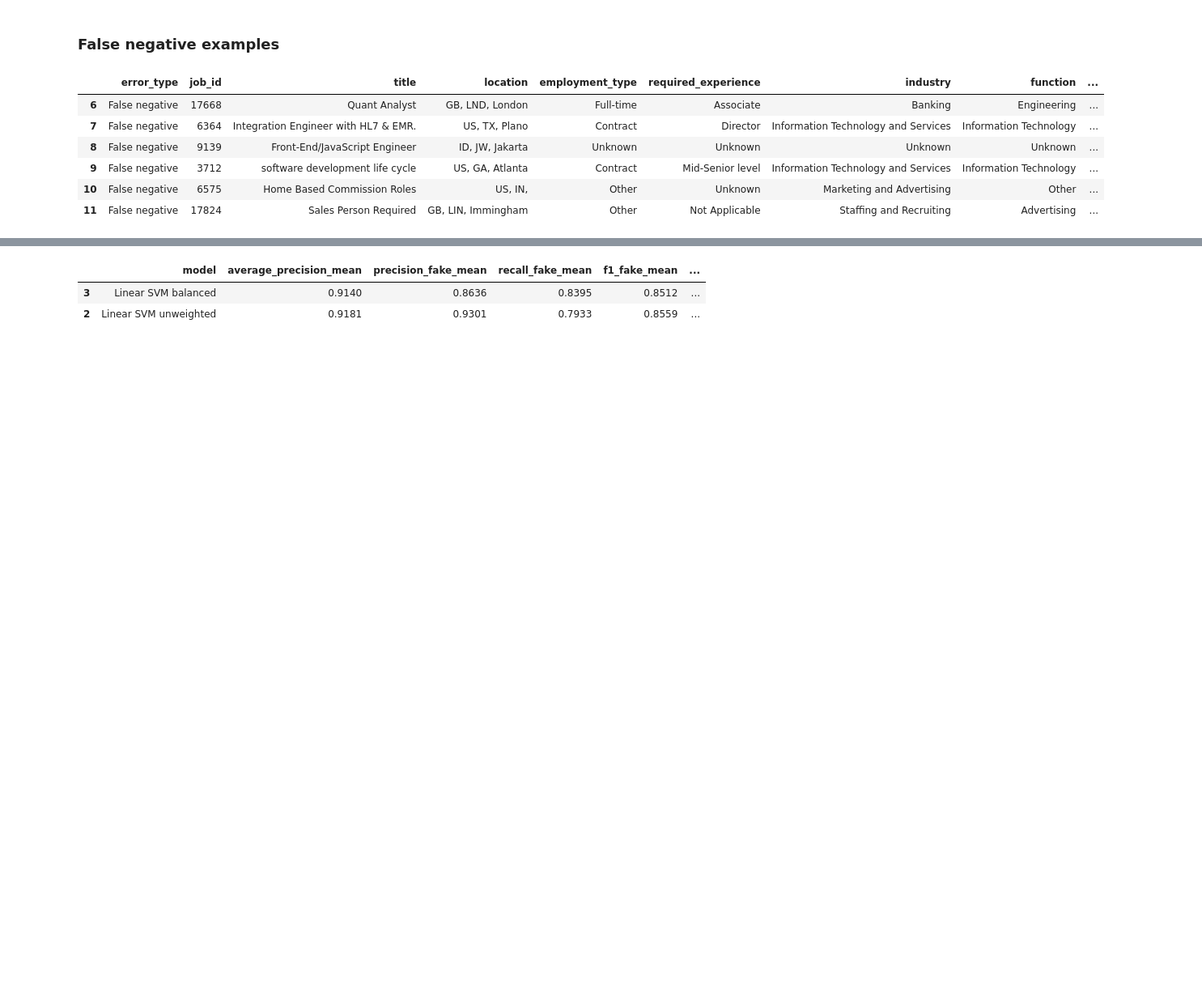
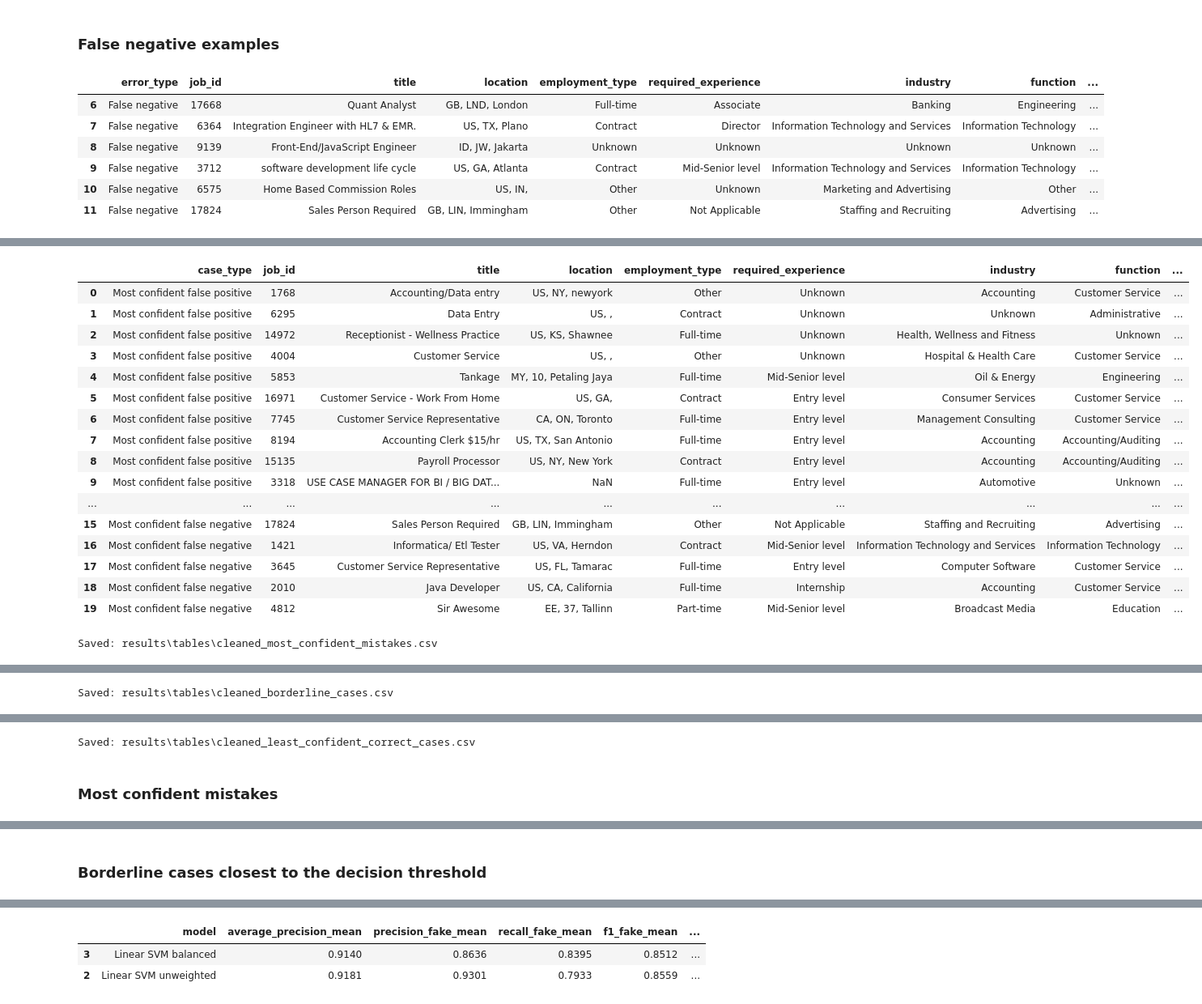
Before and after one commit to PatrickRay88/fake-job-postings-imbalance-research, a Jupyter notebook: job_postings_eda_model_comparison.ipynb, the cells around one changed output, grey strips where cells are left out. Shown at 81% size. Drawn from its saved outputs; the diff is of its cells as text; code cells hidden in the pictures; blank space fills up the shorter version.

```diff
--- a/job_postings_eda_model_comparison.ipynb
+++ b/job_postings_eda_model_comparison.ipynb
@@ -1256,0 +1443,67 @@ Saved: results\tables\cleaned_error_examples_for_discussion.csv
+# %%
+# Most confident mistakes and borderline cases
+case_cols = [
+    'job_id', 'title', 'location', 'employment_type', 'required_experience',
+    'industry', 'function', 'actual_label', 'predicted_label',
+    'model_score_for_fake', 'description_snippet'
+]
+
+most_confident_false_positives = (
+    error_df[error_df['prediction_group'].eq('False positive')]
+    .sort_values('model_score_for_fake', ascending=False)
+    .head(10)[case_cols]
+)
+most_confident_false_negatives = (
+    error_df[error_df['prediction_group'].eq('False negative')]
+    .sort_values('model_score_for_fake', ascending=True)
+    .head(10)[case_cols]
+)
+
+borderline_cases = (
+    error_df.assign(abs_score_distance_from_threshold=error_df['model_score_for_fake'].abs())
+    .sort_values('abs_score_distance_from_threshold')
+    .head(20)[case_cols + ['prediction_group', 'abs_score_distance_from_threshold']]
+)
+
+least_confident_correct = (
+    error_df[error_df['prediction_group'].isin(['True positive', 'True negative'])]
+    .assign(abs_score_distance_from_threshold=lambda d: d['model_score_for_fake'].abs())
+    .sort_values('abs_score_distance_from_threshold')
+    .head(20)[case_cols + ['prediction_group', 'abs_score_distance_from_threshold']]
+)
+
+most_confident_mistakes = pd.concat([
+    most_confident_false_positives.assign(case_type='Most confident false positive'),
+    most_confident_false_negatives.assign(case_type='Most confident false negative'),
+], ignore_index=True)
+
+most_confident_mistakes = most_confident_mistakes[['case_type'] + case_cols]
+
+display_and_save_table(most_confident_mistakes, 'cleaned_most_confident_mistakes', index=False)
+display_and_save_table(borderline_cases, 'cleaned_borderline_cases', index=False)
+display_and_save_table(least_confident_correct, 'cleaned_least_confident_correct_cases', index=False)
+
+display(Markdown('### Most confident mistakes'))
+display(most_confident_mistakes)
+
+display(Markdown('### Borderline cases closest to the decision threshold'))
+display(borderline_cases)
+# %% [output]
+|  | case_type | job_id | title | location | employment_type | required_experience | industry | function | ... |
+| 0 | Most confident false positive | 1768 | Accounting/Data entry | US, NY, newyork | Other | Unknown | Accounting | Customer Service | ... |
+| 1 | Most confident false positive | 6295 | Data Entry | US, , | Contract | Unknown | Unknown | Administrative | ... |
+| 2 | Most confident false positive | 14972 | Receptionist - Wellness Practice | US, KS, Shawnee | Full-time | Unknown | Health, Wellness and Fitness | Unknown | ... |
+| 3 | Most confident false positive | 4004 | Customer Service | US, , | Other | Unknown | Hospital & Health Care | Customer Service | ... |
+| 4 | Most confident false positive | 5853 | Tankage | MY, 10, Petaling Jaya | Full-time | Mid-Senior level | Oil & Energy | Engineering | ... |
+| 5 | Most confident false positive | 16971 | Customer Service - Work From Home | US, GA, | Contract | Entry level | Consumer Services | Customer Service | ... |
+| 6 | Most confident false positive | 7745 | Customer Service Representative | CA, ON, Toronto | Full-time | Entry level | Management Consulting | Customer Service | ... |
+| 7 | Most confident false positive | 8194 | Accounting Clerk $15/hr | US, TX, San Antonio | Full-time | Entry level | Accounting | Accounting/Auditing | ... |
+| 8 | Most confident false positive | 15135 | Payroll Processor | US, NY, New York | Contract | Entry level | Accounting | Accounting/Auditing | ... |
+| 9 | Most confident false positive | 3318 | USE CASE MANAGER FOR BI / BIG DAT... | NaN | Full-time | Entry level | Automotive | Unknown | ... |
+| ... | ... | ... | ... | ... | ... | ... | ... | ... | ... |
+| 15 | Most confident false negative | 17824 | Sales Person Required | GB, LIN, Immingham | Other | Not Applicable | Staffing and Recruiting | Advertising | ... |
+| 16 | Most confident false negative | 1421 | Informatica/ Etl Tester | US, VA, Herndon | Contract | Mid-Senior level | Information Technology and Services | Information Technology | ... |
+| 17 | Most confident false negative | 3645 | Customer Service Representative | US, FL, Tamarac | Full-time | Entry level | Computer Software | Customer Service | ... |
+| 18 | Most confident false negative | 2010 | Java Developer | US, CA, California | Full-time | Internship | Accounting | Customer Service | ... |
+| 19 | Most confident false negative | 4812 | Sir Awesome | EE, 37, Tallinn | Part-time | Mid-Senior level | Broadcast Media | Education | ... |
+Saved: results\tables\cleaned_most_confident_mistakes.csv
@@ -1256,0 +1527 @@ Saved: results\tables\cleaned_error_examples_for_discussion.csv
+Saved: results\tables\cleaned_borderline_cases.csv
@@ -1256,0 +1545,2 @@ Saved: results\tables\cleaned_error_examples_for_discussion.csv
+Saved: results\tables\cleaned_least_confident_correct_cases.csv
+### Most confident mistakes
@@ -1256,0 +1564 @@ Saved: results\tables\cleaned_error_examples_for_discussion.csv
+### Borderline cases closest to the decision threshold
```
Also changed, not shown: parts of 8 cells of this notebook, 13 other files.
